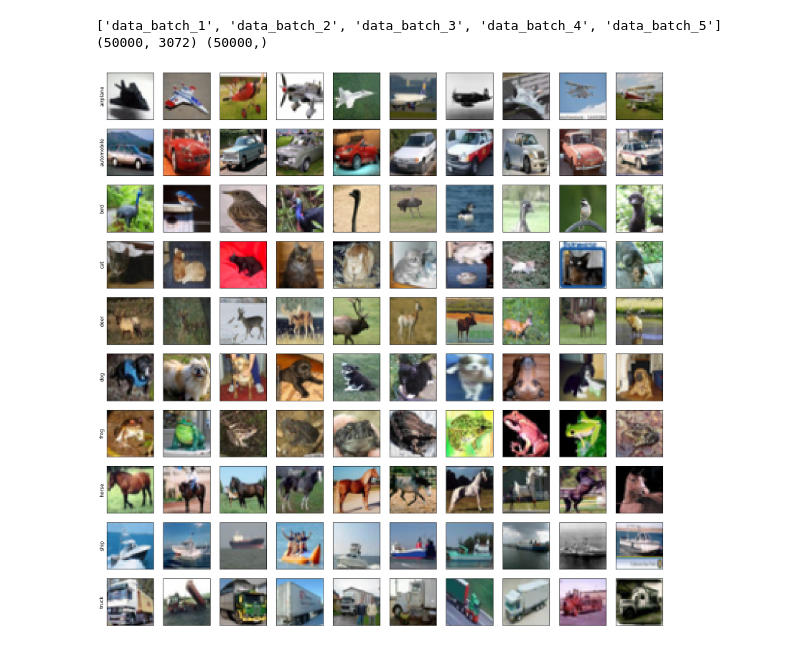
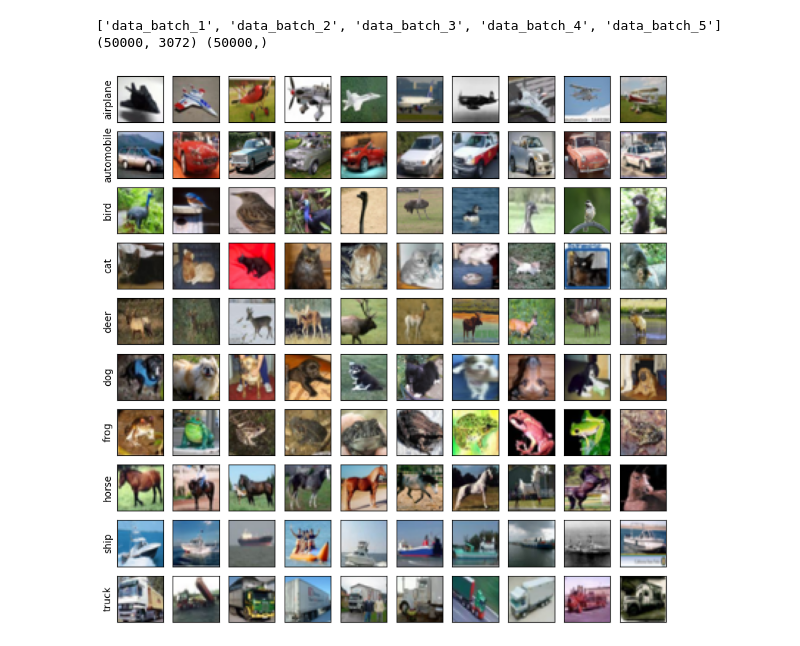
Before and after one commit to BoxMars/CISC7014-HW, a Jupyter notebook: HW2/notebook.ipynb, the cells around one changed output. Drawn from its saved outputs; the diff is of its cells as text; code cells hidden in the pictures.

```diff
--- a/HW2/notebook.ipynb
+++ b/HW2/notebook.ipynb
@@ -79,16 +85,16 @@ cifar_test_labels = cifar_test_labels.reshape((10000, 1))
 # %%
 # show 5 images of each label and their names
 import matplotlib.pyplot as plt
-fig, axes = plt.subplots(10, 10, figsize=(20, 20))
+fig, axes = plt.subplots(10, 10, figsize=(10, 10))
 for i in range(10):
     idx = np.where(cifar_train_labels == i)[0]
     for j in range(10):
         axes[i][j].imshow(cifar_train_imgs[idx[j]])
         axes[i][j].set_xticks([])
         axes[i][j].set_yticks([])
     axes[i][0].set_ylabel(meta['label_names'][i])
 # %% [output]
-[figure, old version]
+[figure, new version]
 # %%
 import torch
 from torch.utils.data import Dataset
```
Also changed, not shown: parts of 16 cells of this notebook.
